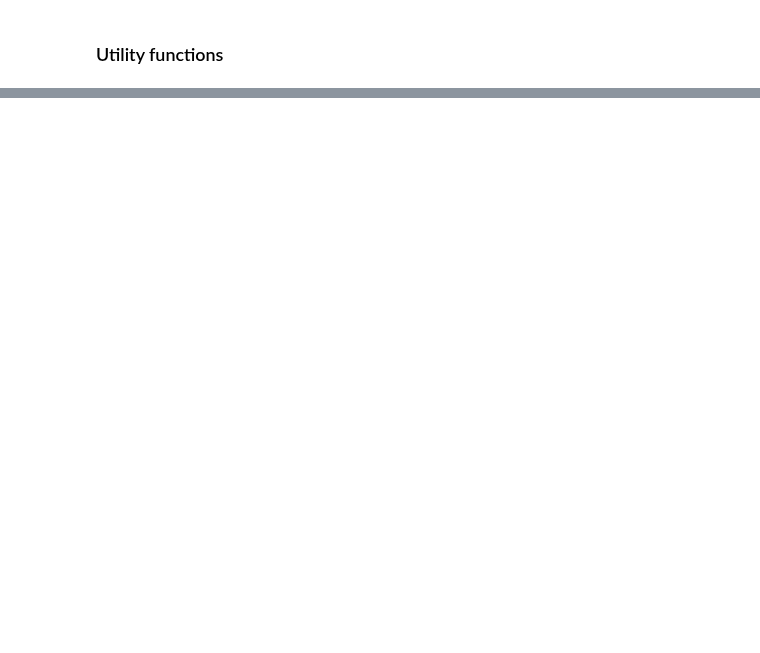
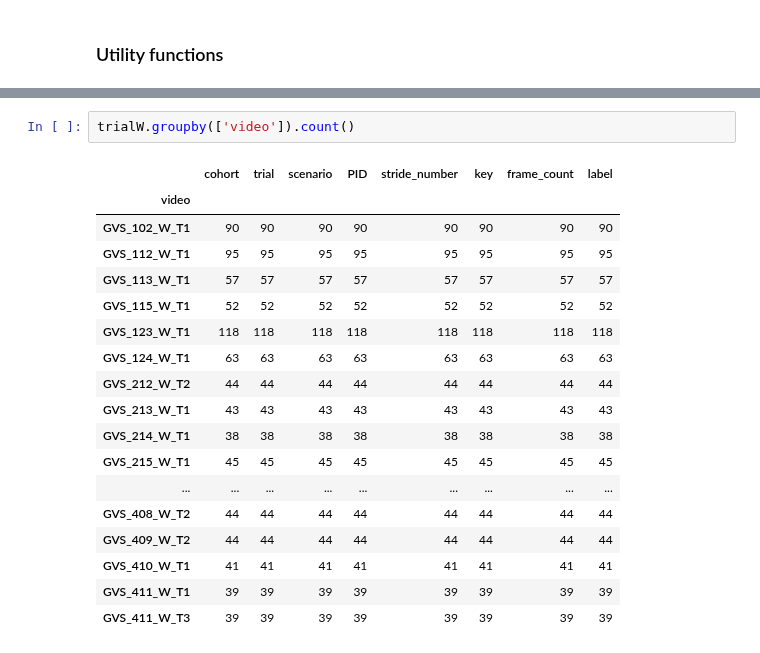
Before and after one commit to kaurrachneet6/Vision-Based-Gait-Analysis-Framework-for-Predicting-Multiple-Sclerosis, a Jupyter notebook: Machine Learning/TaskGeneralizeWtoWT_MLtraditional.ipynb, the cells around one changed output, grey strips where cells are left out. Drawn from its saved outputs; the diff is of its cells as text; blank space fills up the shorter version.

```diff
--- a/Machine Learning/TaskGeneralizeWtoWT_MLtraditional.ipynb
+++ b/Machine Learning/TaskGeneralizeWtoWT_MLtraditional.ipynb
@@ -28,0 +221,21 @@ cameras = ['\\feet\\', '\\lower_body\\']
+# %%
+trialW.groupby(['video']).count()
+# %% [output]
+|  | cohort | trial | scenario | PID | stride_number | key | frame_count | label |
+| video |  |  |  |  |  |  |  |  |
+| GVS_102_W_T1 | 90 | 90 | 90 | 90 | 90 | 90 | 90 | 90 |
+| GVS_112_W_T1 | 95 | 95 | 95 | 95 | 95 | 95 | 95 | 95 |
+| GVS_113_W_T1 | 57 | 57 | 57 | 57 | 57 | 57 | 57 | 57 |
+| GVS_115_W_T1 | 52 | 52 | 52 | 52 | 52 | 52 | 52 | 52 |
+| GVS_123_W_T1 | 118 | 118 | 118 | 118 | 118 | 118 | 118 | 118 |
+| GVS_124_W_T1 | 63 | 63 | 63 | 63 | 63 | 63 | 63 | 63 |
+| GVS_212_W_T2 | 44 | 44 | 44 | 44 | 44 | 44 | 44 | 44 |
+| GVS_213_W_T1 | 43 | 43 | 43 | 43 | 43 | 43 | 43 | 43 |
+| GVS_214_W_T1 | 38 | 38 | 38 | 38 | 38 | 38 | 38 | 38 |
+| GVS_215_W_T1 | 45 | 45 | 45 | 45 | 45 | 45 | 45 | 45 |
+| ... | ... | ... | ... | ... | ... | ... | ... | ... |
+| GVS_408_W_T2 | 44 | 44 | 44 | 44 | 44 | 44 | 44 | 44 |
+| GVS_409_W_T2 | 44 | 44 | 44 | 44 | 44 | 44 | 44 | 44 |
+| GVS_410_W_T1 | 41 | 41 | 41 | 41 | 41 | 41 | 41 | 41 |
+| GVS_411_W_T1 | 39 | 39 | 39 | 39 | 39 | 39 | 39 | 39 |
+| GVS_411_W_T3 | 39 | 39 | 39 | 39 | 39 | 39 | 39 | 39 |
```
Also changed, not shown: parts of 15 cells of this notebook.
